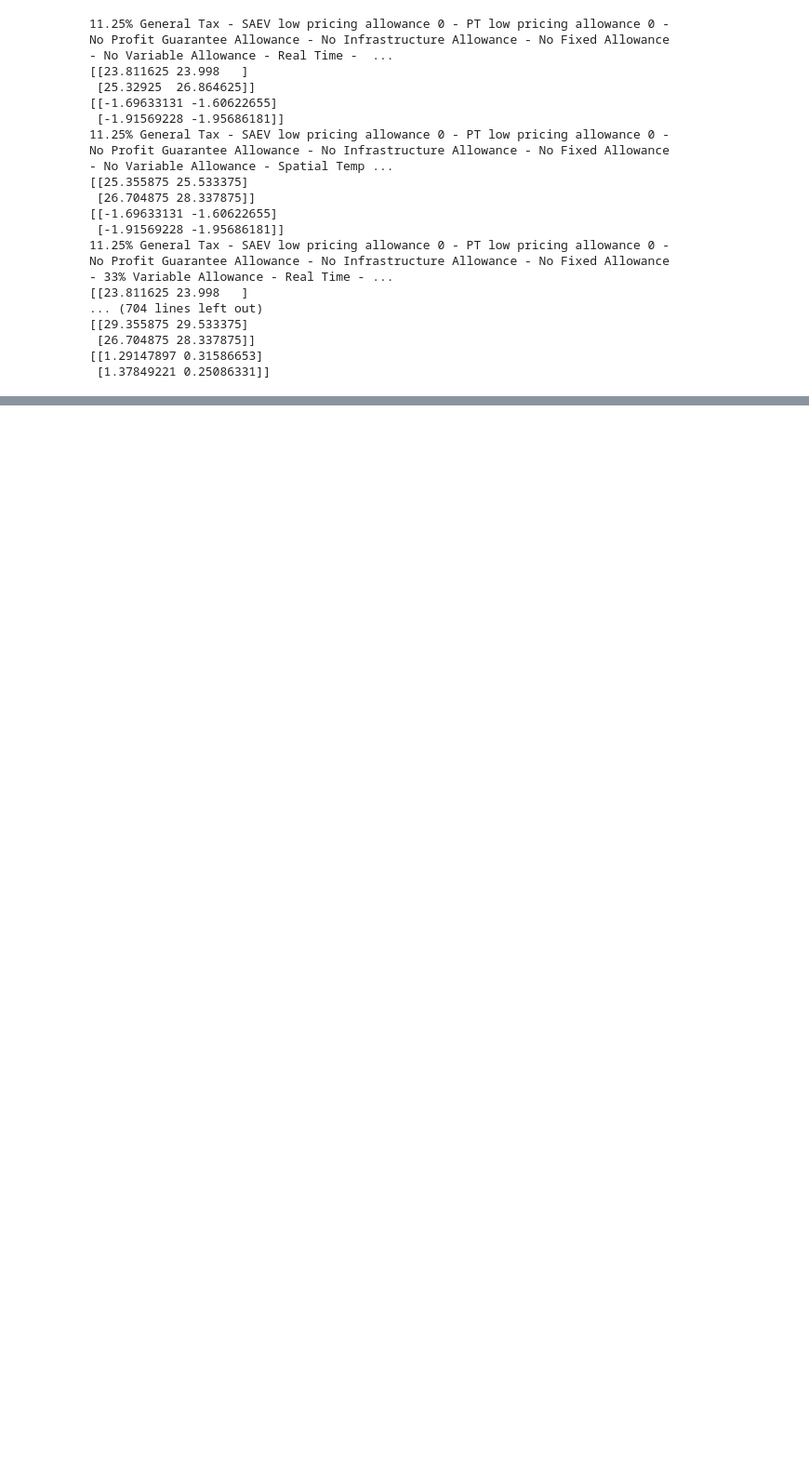
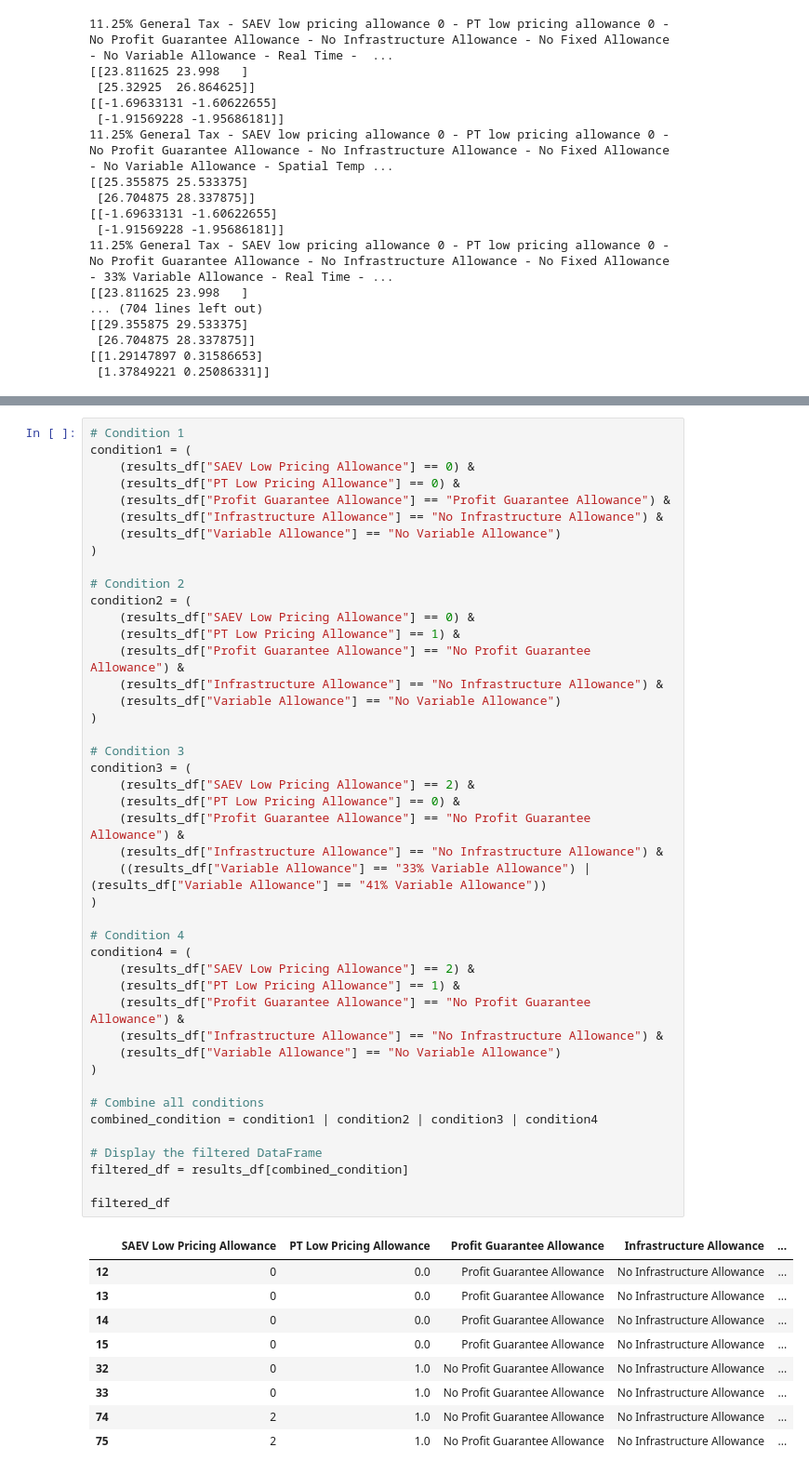
Before and after one commit to DingJin01/SAEV-PT-Gov-Game, a Jupyter notebook: 0527Gaming/Gaming.ipynb, the cells around one changed output, grey strips where cells are left out. Shown at 93% size. Cells and saved outputs as stored; diff of their text form; blank space fills up the shorter version.

```diff
--- a/0527Gaming/Gaming.ipynb
+++ b/0527Gaming/Gaming.ipynb
@@ -420,0 +413,54 @@ In this version, Government payoffs only considers economic payoffs and environm
+# %%
+# Condition 1
+condition1 = (
+    (results_df["SAEV Low Pricing Allowance"] == 0) &
+    (results_df["PT Low Pricing Allowance"] == 0) &
+    (results_df["Profit Guarantee Allowance"] == "Profit Guarantee Allowance") &
+    (results_df["Infrastructure Allowance"] == "No Infrastructure Allowance") &
+    (results_df["Variable Allowance"] == "No Variable Allowance")
+)
+
+# Condition 2
+condition2 = (
+    (results_df["SAEV Low Pricing Allowance"] == 0) &
+    (results_df["PT Low Pricing Allowance"] == 1) &
+    (results_df["Profit Guarantee Allowance"] == "No Profit Guarantee Allowance") &
+    (results_df["Infrastructure Allowance"] == "No Infrastructure Allowance") &
+    (results_df["Variable Allowance"] == "No Variable Allowance")
+)
+
+# Condition 3
+condition3 = (
+    (results_df["SAEV Low Pricing Allowance"] == 2) &
+    (results_df["PT Low Pricing Allowance"] == 0) &
+    (results_df["Profit Guarantee Allowance"] == "No Profit Guarantee Allowance") &
+    (results_df["Infrastructure Allowance"] == "No Infrastructure Allowance") &
+    ((results_df["Variable Allowance"] == "33% Variable Allowance") | (results_df["Variable Allowance"] == "41% Variable Allowance"))
+)
+
+# Condition 4
+condition4 = (
+    (results_df["SAEV Low Pricing Allowance"] == 2) &
+    (results_df["PT Low Pricing Allowance"] == 1) &
+    (results_df["Profit Guarantee Allowance"] == "No Profit Guarantee Allowance") &
+    (results_df["Infrastructure Allowance"] == "No Infrastructure Allowance") &
+    (results_df["Variable Allowance"] == "No Variable Allowance")
+)
+
+# Combine all conditions
+combined_condition = condition1 | condition2 | condition3 | condition4
+
+# Display the filtered DataFrame
+filtered_df = results_df[combined_condition]
+
+filtered_df
+# %% [output]
+|  | SAEV Low Pricing Allowance | PT Low Pricing Allowance | Profit Guarantee Allowance | Infrastructure Allowance | ... |
+| 12 | 0 | 0.0 | Profit Guarantee Allowance | No Infrastructure Allowance | ... |
+| 13 | 0 | 0.0 | Profit Guarantee Allowance | No Infrastructure Allowance | ... |
+| 14 | 0 | 0.0 | Profit Guarantee Allowance | No Infrastructure Allowance | ... |
+| 15 | 0 | 0.0 | Profit Guarantee Allowance | No Infrastructure Allowance | ... |
+| 32 | 0 | 1.0 | No Profit Guarantee Allowance | No Infrastructure Allowance | ... |
+| 33 | 0 | 1.0 | No Profit Guarantee Allowance | No Infrastructure Allowance | ... |
+| 74 | 2 | 1.0 | No Profit Guarantee Allowance | No Infrastructure Allowance | ... |
+| 75 | 2 | 1.0 | No Profit Guarantee Allowance | No Infrastructure Allowance | ... |
```
Also changed, not shown: parts of 7 cells of this notebook.
